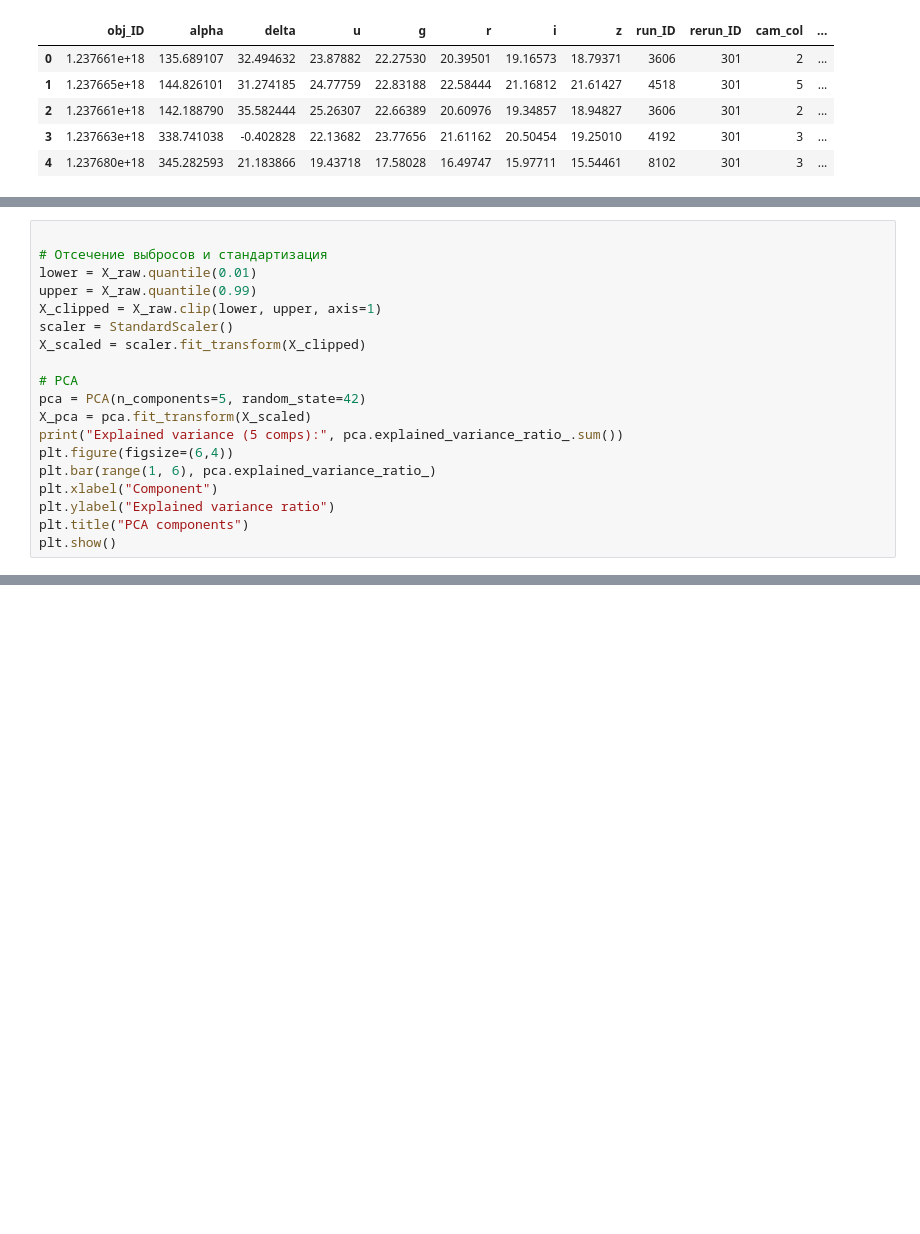
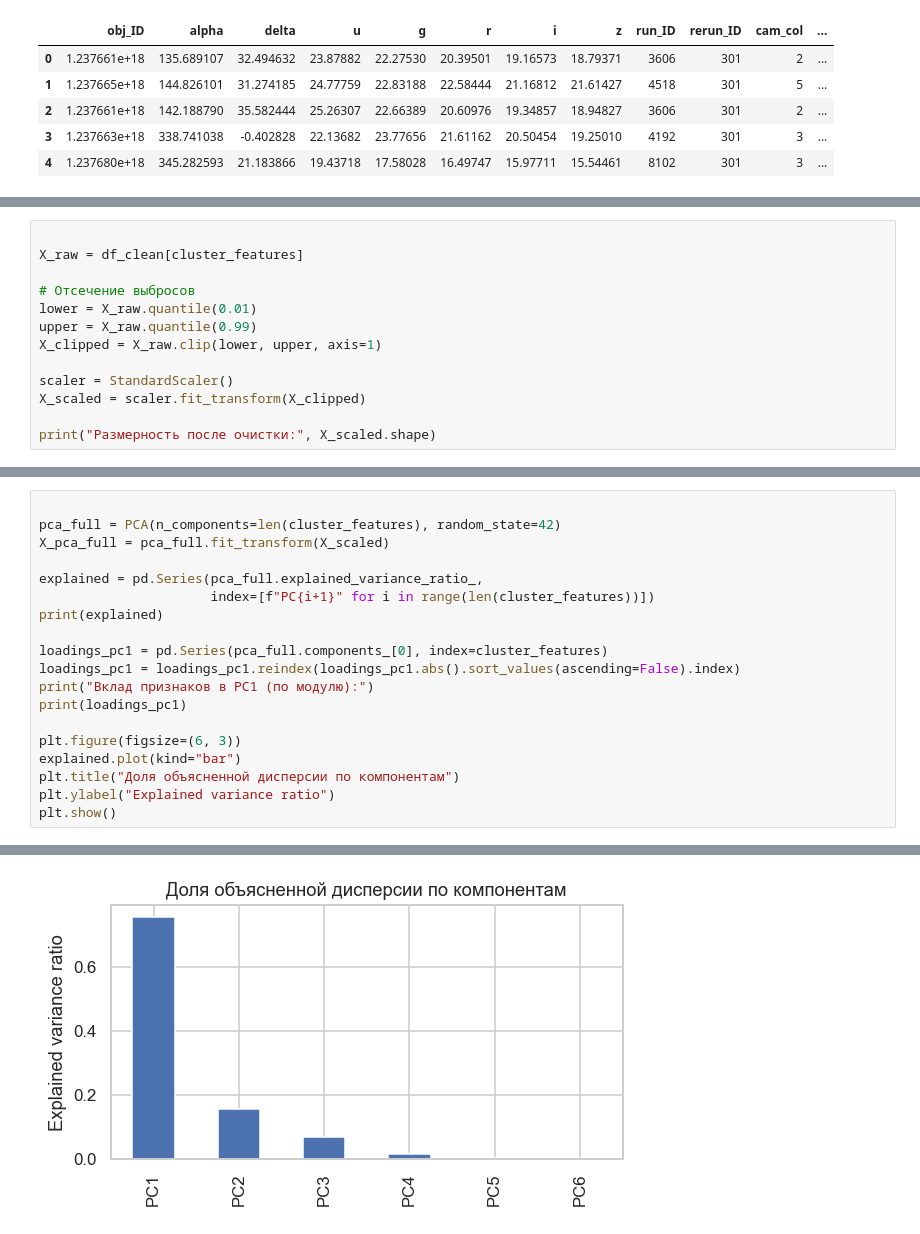
Before and after one commit to sdn2s/ML-in-mechanics, a Jupyter notebook: star_clustering.ipynb, the cells around one changed output, grey strips where cells are left out. Cells and saved outputs as stored; diff of their text form; blank space fills up the shorter version.

```diff
--- a/star_clustering.ipynb
+++ b/star_clustering.ipynb
@@ -73,20 +117,14 @@ plt.show()
 # %%
 
-# Отсечение выбросов и стандартизация
+X_raw = df_clean[cluster_features]
+
+# Отсечение выбросов
 lower = X_raw.quantile(0.01)
 upper = X_raw.quantile(0.99)
 X_clipped = X_raw.clip(lower, upper, axis=1)
+
 scaler = StandardScaler()
 X_scaled = scaler.fit_transform(X_clipped)
 
-# PCA
-pca = PCA(n_components=5, random_state=42)
-X_pca = pca.fit_transform(X_scaled)
-print("Explained variance (5 comps):", pca.explained_variance_ratio_.sum())
-plt.figure(figsize=(6,4))
-plt.bar(range(1, 6), pca.explained_variance_ratio_)
-plt.xlabel("Component")
-plt.ylabel("Explained variance ratio")
-plt.title("PCA components")
-plt.show()
+print("Размерность после очистки:", X_scaled.shape)
 # %% [output]
@@ -162,0 +137,20 @@ display(res_df.sort_values("silhouette", ascending=False).reset_index(drop=True)
+# %%
+
+pca_full = PCA(n_components=len(cluster_features), random_state=42)
+X_pca_full = pca_full.fit_transform(X_scaled)
+
+explained = pd.Series(pca_full.explained_variance_ratio_,
+                      index=[f"PC{i+1}" for i in range(len(cluster_features))])
+print(explained)
+
+loadings_pc1 = pd.Series(pca_full.components_[0], index=cluster_features)
+loadings_pc1 = loadings_pc1.reindex(loadings_pc1.abs().sort_values(ascending=False).index)
+print("Вклад признаков в PC1 (по модулю):")
+print(loadings_pc1)
+
+plt.figure(figsize=(6, 3))
+explained.plot(kind="bar")
+plt.title("Доля объясненной дисперсии по компонентам")
+plt.ylabel("Explained variance ratio")
+plt.show()
+# %% [output]
@@ -162,0 +172 @@ display(res_df.sort_values("silhouette", ascending=False).reset_index(drop=True)
+[figure, added]
```
Also changed, not shown: parts of 33 cells of this notebook.
